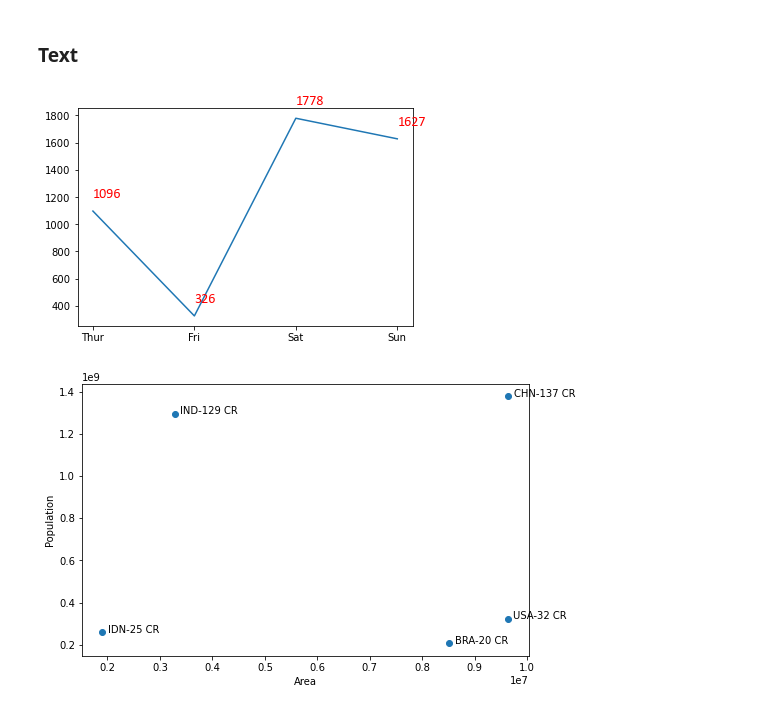
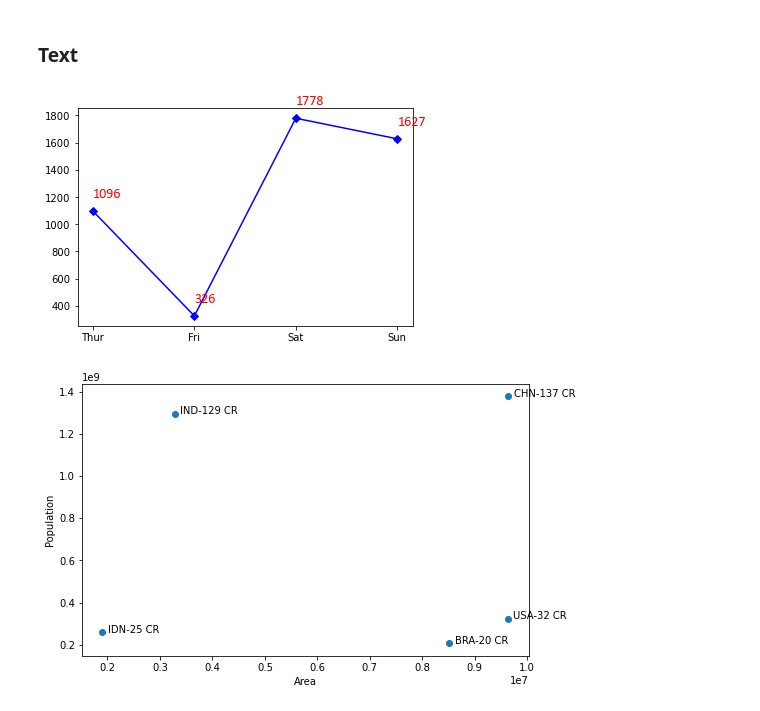
Before and after one commit to srikanthpragada/DS_04_FEB_2021, a Jupyter notebook: plots/matplotlibdemo.ipynb, the cells around one changed output. Cells and saved outputs as stored; diff of their text form; code cells hidden in the pictures.

```diff
--- a/plots/matplotlibdemo.ipynb
+++ b/plots/matplotlibdemo.ipynb
@@ -219,14 +216,16 @@ Text(0, 0.5, 'Total Bill')
 # %% [markdown]
 ### Text
 # %%
-plt.plot(day_total['day'], day_total['total_bill'])
-# set labels for dots
+plt.plot(day_total['day'], day_total['total_bill'] , 'bD-')
+# set labels for markers
 days = day_total['day']
 totals = day_total['total_bill']
 for (x,y) in zip(days,totals):
     plt.text(x,y + 100,f"{y:.0f}", fontdict= {'color': 'red','family' : 'calibri', 'size': 14})
+
+# plt.text("Fri",1000,'Here!')
 # %% [output]
-[figure, old version]
+[figure, new version]
 # %%
 countries = pd.read_json("https://restcountries.eu/rest/v2/all")
 # Take only top 5 countries by population
```
Also changed, not shown: parts of 12 cells of this notebook.
